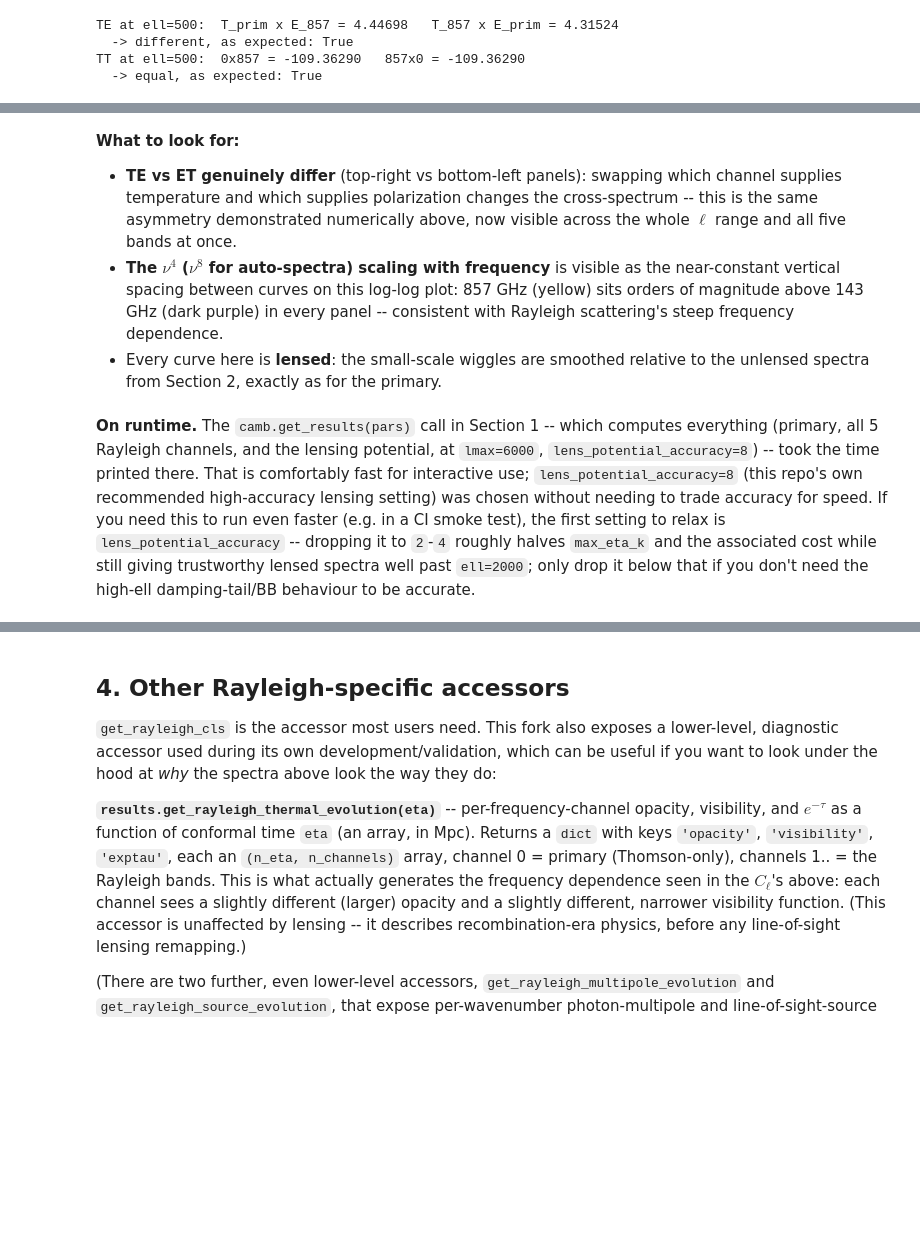
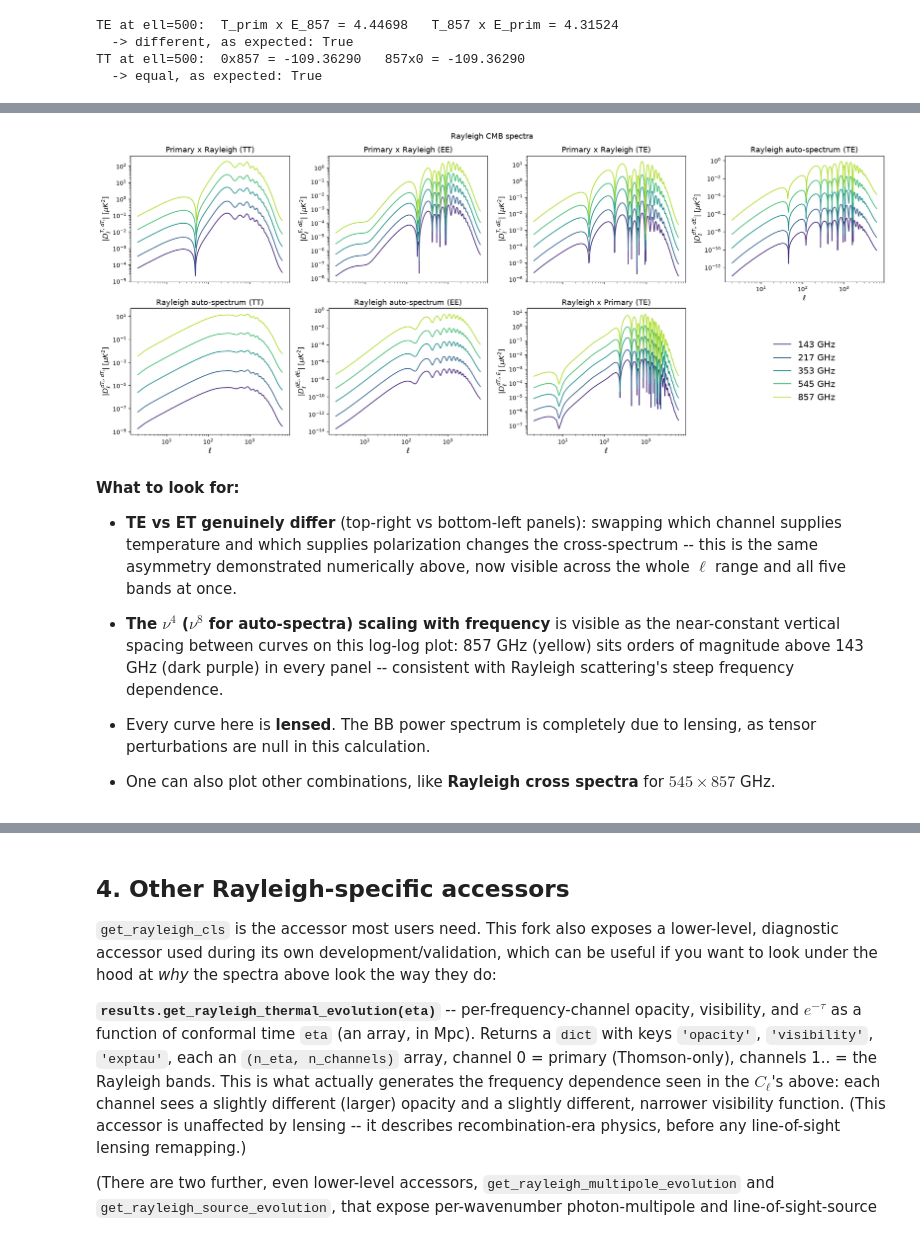
Before and after one commit to Kwanit/CAMB-Rayleigh, a Jupyter notebook: Tutorial.ipynb, the cells around one changed output, grey strips where cells are left out. Drawn from its saved outputs; the diff is of its cells as text; code cells hidden in the pictures; blank space fills up the shorter version.

```diff
--- a/Tutorial.ipynb
+++ b/Tutorial.ipynb
@@ -395,22 +282,73 @@ plt.show()
+# %%
+n_freq = len(freqs)
+colors = plt.cm.viridis(np.linspace(0.12, 0.88, n_freq))
+ell_plot = ell[2:]
+
+fig, axes = plt.subplots(2, 4, figsize=(19, 8), sharex=True)
+
+panels = [
+    (axes[0, 0], "Primary x Rayleigh (TT)", r"$|D_\ell^{T,\,dT_i}|$ [$\mu K^2$]", lambda i: cls[0, i + 1, 2:, 0]),
+    (axes[0, 1], "Primary x Rayleigh (EE)", r"$|D_\ell^{E,\,dE_i}|$ [$\mu K^2$]", lambda i: cls[0, i + 1, 2:, 1]),
+    (axes[0, 2], "Primary x Rayleigh (TE)", r"$|D_\ell^{T,\,dE_i}|$ [$\mu K^2$]", lambda i: cls[0, i + 1, 2:, 3]),
+    (
+        axes[0, 3],
+        "Rayleigh auto-spectrum (TE)",
+        r"$|D_\ell^{dT_i,\,dE_i}|$ [$\mu K^2$]",
+        lambda i: cls[i + 1, i + 1, 2:, 3],
+    ),
+    (
+        axes[1, 0],
+        "Rayleigh auto-spectrum (TT)",
+        r"$|D_\ell^{dT_i,\,dT_i}|$ [$\mu K^2$]",
+        lambda i: cls[i + 1, i + 1, 2:, 0],
+    ),
+    (
+        axes[1, 1],
+        "Rayleigh auto-spectrum (EE)",
+        r"$|D_\ell^{dE_i,\,dE_i}|$ [$\mu K^2$]",
+        lambda i: cls[i + 1, i + 1, 2:, 1],
+    ),
+    (axes[1, 2], "Rayleigh x Primary (TE)", r"$|D_\ell^{dT_i,\,E}|$ [$\mu K^2$]", lambda i: cls[i + 1, 0, 2:, 3]),
+]
+
+for ax, title, ylabel, get_y in panels:
+    for i, (freq, color) in enumerate(zip(freqs, colors)):
+        ax.plot(ell_plot, np.abs(get_y(i)), color=color, lw=1.4, label=f"{freq:.0f} GHz")
+    ax.set_xscale("log")
+    ax.set_yscale("log")
+    ax.set_title(title, fontsize=13)
+    ax.set_ylabel(ylabel, fontsize=12)
+
+# unused slot in the 2x4 grid -- reused to hold the legend
+axes[1, 3].axis("off")
+
+for ax in axes[1, :3]:
+    ax.set_xlabel(r"$\ell$", fontsize=12)
+# column 3 has no panel beneath it, so restore its tick labels and axis label
+axes[0, 3].tick_params(labelbottom=True)
+axes[0, 3].set_xlabel(r"$\ell$", fontsize=12)
+
+handles, labels = axes[0, 0].get_legend_handles_labels()
+axes[1, 3].legend(handles, labels, loc="center", ncol=1, frameon=False, fontsize=15)
+
+fig.suptitle("Rayleigh CMB spectra", fontsize=13)
+fig.tight_layout()
+plt.show()
+# %% [output]
+[figure, added]
 # %% [markdown]
 **What to look for:**
 - **TE vs ET genuinely differ** (top-right vs bottom-left panels): swapping which channel
   supplies temperature and which supplies polarization changes the cross-spectrum -- this
   is the same asymmetry demonstrated numerically above, now visible across the whole
   $\ell$ range and all five bands at once.
+
 - **The $\nu^4$ ($\nu^8$ for auto-spectra) scaling with frequency** is visible as the
   near-constant vertical spacing between curves on this log-log plot: 857 GHz (yellow)
   sits orders of magnitude above 143 GHz (dark purple) in every panel -- consistent with
   Rayleigh scattering's steep frequency dependence.
-- Every curve here is **lensed**: the small-scale wiggles are smoothed relative to the
-  unlensed spectra from Section 2, exactly as for the primary.
+
+- Every curve here is **lensed**. The BB power spectrum is completely due to lensing,
+  as tensor perturbations are null in this calculation.
+
+- One can also plot other combinations, like **Rayleigh cross spectra** for $545 \times 857$ GHz.
-# %% [markdown]
-**On runtime.** The `camb.get_results(pars)` call in Section 1 -- which computes everything
-(primary, all 5 Rayleigh channels, and the lensing potential, at `lmax=6000`,
-`lens_potential_accuracy=8`) -- took the time printed there. That is comfortably fast for
-interactive use; `lens_potential_accuracy=8` (this repo's own recommended high-accuracy
-lensing setting) was chosen without needing to trade accuracy for speed. If you need this to
-run even faster (e.g. in a CI smoke test), the first setting to relax is
-`lens_potential_accuracy` -- dropping it to `2`-`4` roughly halves `max_eta_k` and the
-associated cost while still giving trustworthy lensed spectra well past `ell=2000`; only
-drop it below that if you don't need the high-ell damping-tail/BB behaviour to be accurate.
```
Also changed, not shown: parts of 18 cells of this notebook.
